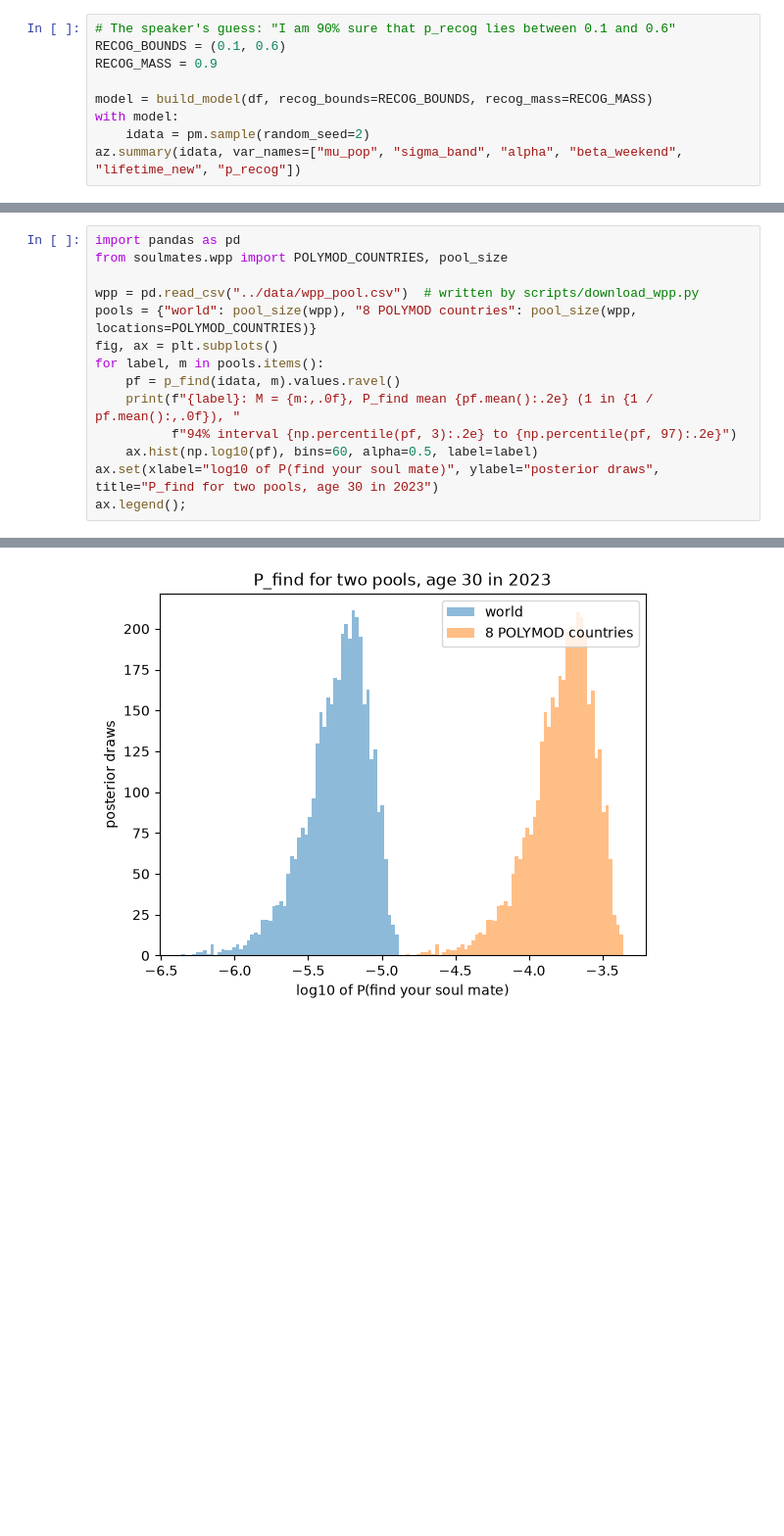
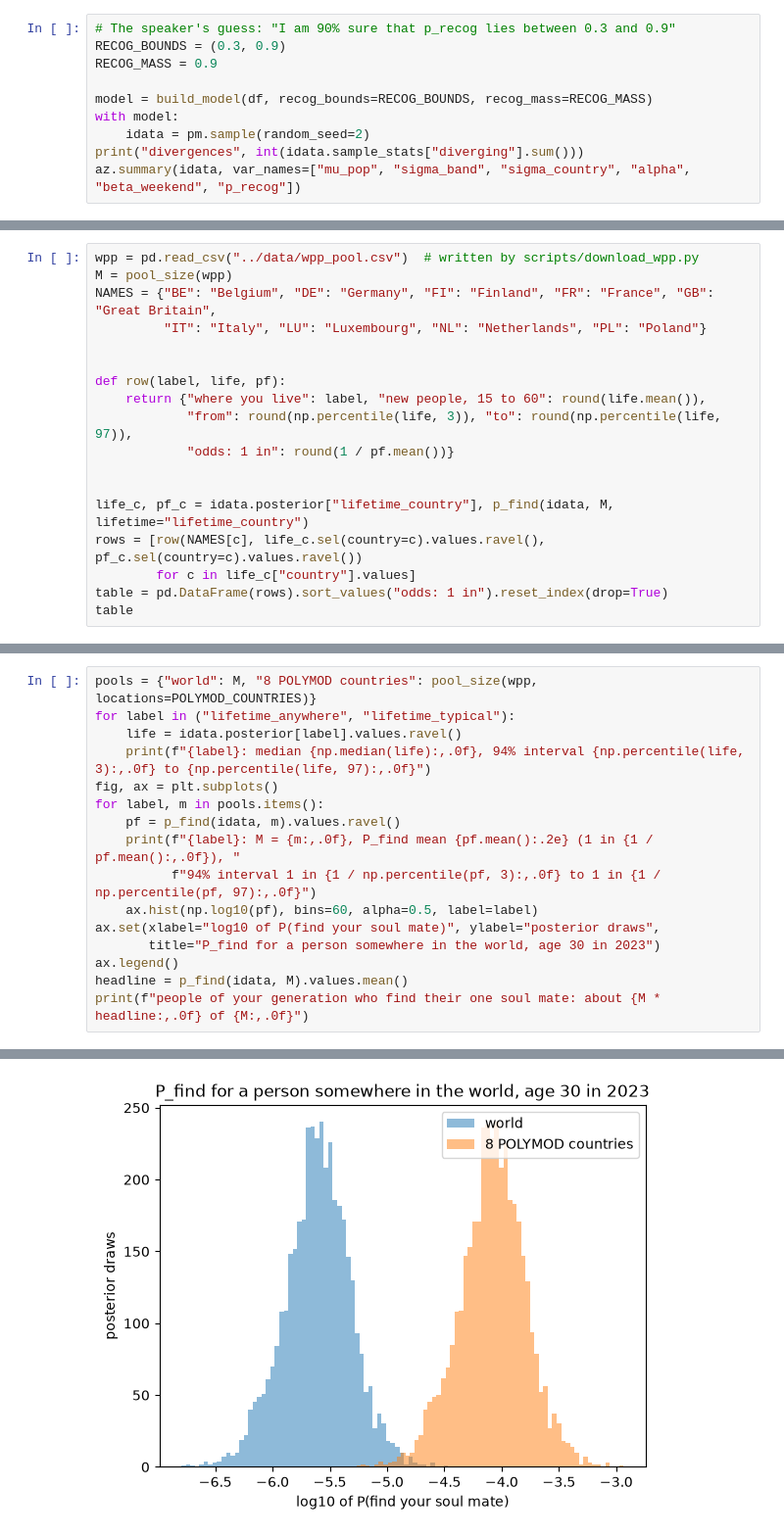
Before and after one commit to MedAmineGBerry/soulmates, a Jupyter notebook: notebooks/02_polymod.ipynb, the cells around one changed output, grey strips where cells are left out. Shown at 98% size. Cells and saved outputs as stored; diff of their text form; blank space fills up the shorter version.

```diff
--- a/notebooks/02_polymod.ipynb
+++ b/notebooks/02_polymod.ipynb
@@ -39,12 +61,13 @@ The model is the one from the simulated notebook, plus a weekend term `beta_week
 # %%
-# The speaker's guess: "I am 90% sure that p_recog lies between 0.1 and 0.6"
-RECOG_BOUNDS = (0.1, 0.6)
+# The speaker's guess: "I am 90% sure that p_recog lies between 0.3 and 0.9"
+RECOG_BOUNDS = (0.3, 0.9)
 RECOG_MASS = 0.9
 
 model = build_model(df, recog_bounds=RECOG_BOUNDS, recog_mass=RECOG_MASS)
 with model:
     idata = pm.sample(random_seed=2)
-az.summary(idata, var_names=["mu_pop", "sigma_band", "alpha", "beta_weekend", "lifetime_new", "p_recog"])
+print("divergences", int(idata.sample_stats["diverging"].sum()))
+az.summary(idata, var_names=["mu_pop", "sigma_band", "sigma_country", "alpha", "beta_weekend", "p_recog"])
 # %% [output]
 Initializing NUTS using jitter+adapt_diag...
 Multiprocess sampling (4 chains in 4 jobs)
@@ -107,0 +125,18 @@ P_find = 1 − (1 − p_recog / M) ^ lifetime_new. M is everyone alive in 2023 a
+# %%
+wpp = pd.read_csv("../data/wpp_pool.csv")  # written by scripts/download_wpp.py
+M = pool_size(wpp)
+NAMES = {"BE": "Belgium", "DE": "Germany", "FI": "Finland", "FR": "France", "GB": "Great Britain",
+         "IT": "Italy", "LU": "Luxembourg", "NL": "Netherlands", "PL": "Poland"}
+
+
+def row(label, life, pf):
+    return {"where you live": label, "new people, 15 to 60": round(life.mean()),
+            "from": round(np.percentile(life, 3)), "to": round(np.percentile(life, 97)),
+            "odds: 1 in": round(1 / pf.mean())}
+
+
+life_c, pf_c = idata.posterior["lifetime_country"], p_find(idata, M, lifetime="lifetime_country")
+rows = [row(NAMES[c], life_c.sel(country=c).values.ravel(), pf_c.sel(country=c).values.ravel())
+        for c in life_c["country"].values]
+table = pd.DataFrame(rows).sort_values("odds: 1 in").reset_index(drop=True)
+table
@@ -108,15 +169,17 @@ P_find = 1 − (1 − p_recog / M) ^ lifetime_new. M is everyone alive in 2023 a
 # %%
-import pandas as pd
-from soulmates.wpp import POLYMOD_COUNTRIES, pool_size
-
-wpp = pd.read_csv("../data/wpp_pool.csv")  # written by scripts/download_wpp.py
-pools = {"world": pool_size(wpp), "8 POLYMOD countries": pool_size(wpp, locations=POLYMOD_COUNTRIES)}
+pools = {"world": M, "8 POLYMOD countries": pool_size(wpp, locations=POLYMOD_COUNTRIES)}
+for label in ("lifetime_anywhere", "lifetime_typical"):
+    life = idata.posterior[label].values.ravel()
+    print(f"{label}: median {np.median(life):,.0f}, 94% interval {np.percentile(life, 3):,.0f} to {np.percentile(life, 97):,.0f}")
 fig, ax = plt.subplots()
 for label, m in pools.items():
     pf = p_find(idata, m).values.ravel()
     print(f"{label}: M = {m:,.0f}, P_find mean {pf.mean():.2e} (1 in {1 / pf.mean():,.0f}), "
-          f"94% interval {np.percentile(pf, 3):.2e} to {np.percentile(pf, 97):.2e}")
+          f"94% interval 1 in {1 / np.percentile(pf, 3):,.0f} to 1 in {1 / np.percentile(pf, 97):,.0f}")
     ax.hist(np.log10(pf), bins=60, alpha=0.5, label=label)
-ax.set(xlabel="log10 of P(find your soul mate)", ylabel="posterior draws", title="P_find for two pools, age 30 in 2023")
-ax.legend();
+ax.set(xlabel="log10 of P(find your soul mate)", ylabel="posterior draws",
+       title="P_find for a person somewhere in the world, age 30 in 2023")
+ax.legend()
+headline = p_find(idata, M).values.mean()
+print(f"people of your generation who find their one soul mate: about {M * headline:,.0f} of {M:,.0f}")
 # %% [output]
@@ -125 +191 @@ world: M = 1,328,956,521, P_find mean 5.53e-06 (1 in 180,740), 94% interval 1.60
-[figure, old version]
+[figure, new version]
```
Also changed, not shown: parts of 19 cells of this notebook, 20 other files.
